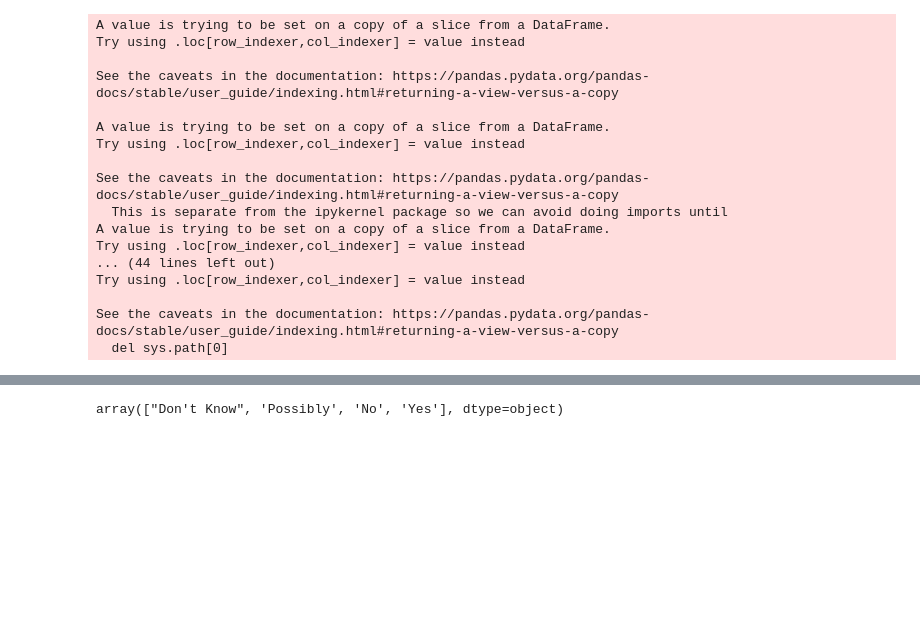
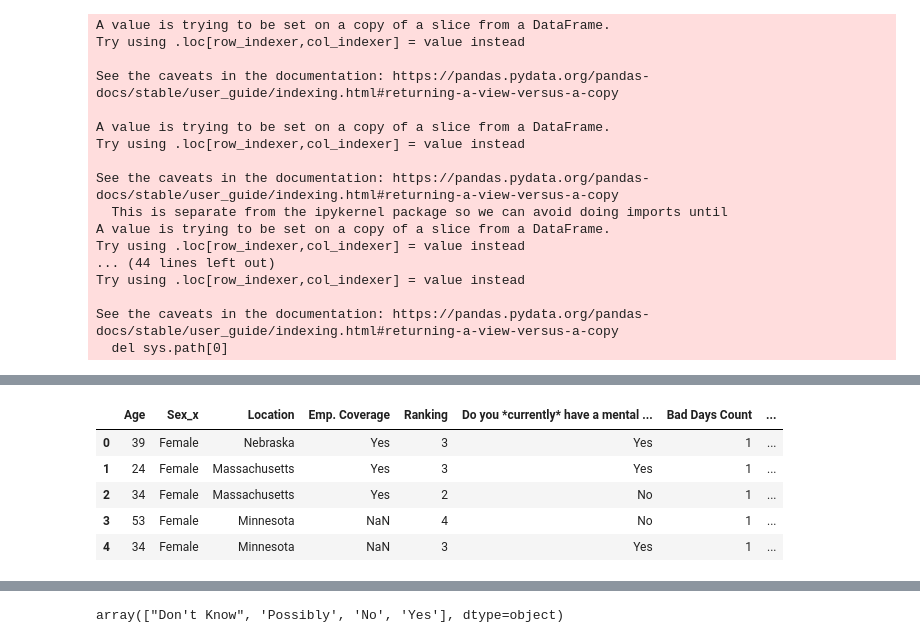
Before and after one commit to haiwy1218/mentalhealth_tech, a Jupyter notebook: mentalhealth_tech.ipynb, the cells around one changed output, grey strips where cells are left out. Cells and saved outputs as stored; diff of their text form; code cells hidden in the pictures; blank space fills up the shorter version.

```diff
--- a/mentalhealth_tech.ipynb
+++ b/mentalhealth_tech.ipynb
@@ -243,0 +272,17 @@ output_data_file = "MentalH.csv"
+# %%
+#Join male data sets and female datasets
+males_merge= pd.merge(Male_osmi_data, Males, on='Location')
+males_merge=males_merge.drop(columns=["Sex_y"])
+
+
+Females_merge= pd.merge(Female_osmi_data, Females, on='Location')
+Females_merge=Females_merge.drop(columns=["Sex_y"])
+
+Females_merge.head()
+# %% [output]
+|  | Age | Sex_x | Location | Emp. Coverage | Ranking | Do you *currently* have a mental ... | Bad Days Count | ... |
+| 0 | 39 | Female | Nebraska | Yes | 3 | Yes | 1 | ... |
+| 1 | 24 | Female | Massachusetts | Yes | 3 | Yes | 1 | ... |
+| 2 | 34 | Female | Massachusetts | Yes | 2 | No | 1 | ... |
+| 3 | 53 | Female | Minnesota | NaN | 4 | No | 1 | ... |
+| 4 | 34 | Female | Minnesota | NaN | 3 | Yes | 1 | ... |
```
Also changed, not shown: parts of 9 cells of this notebook.
